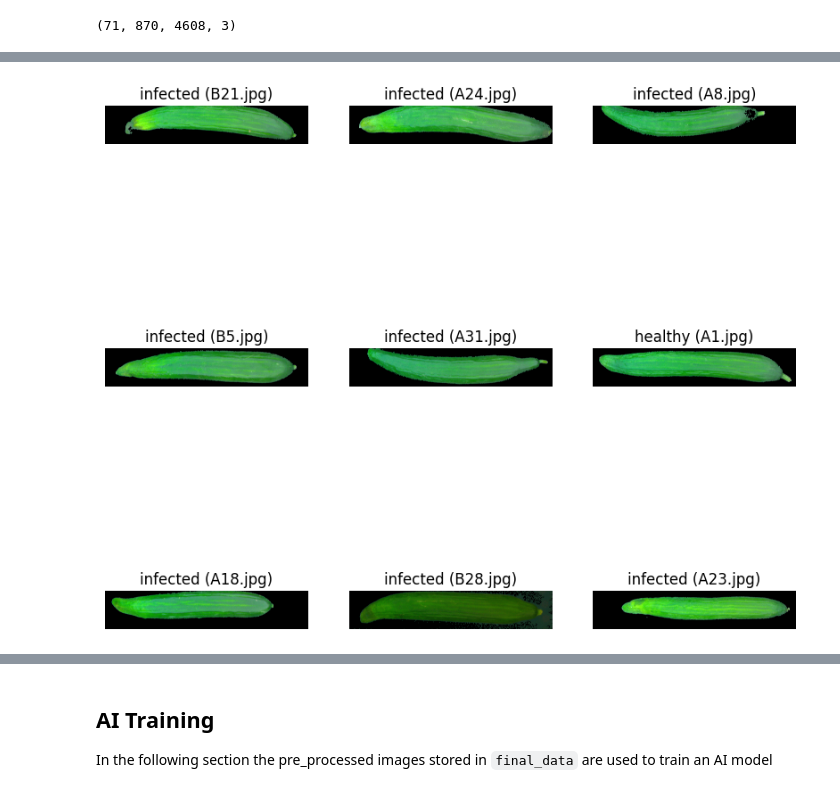
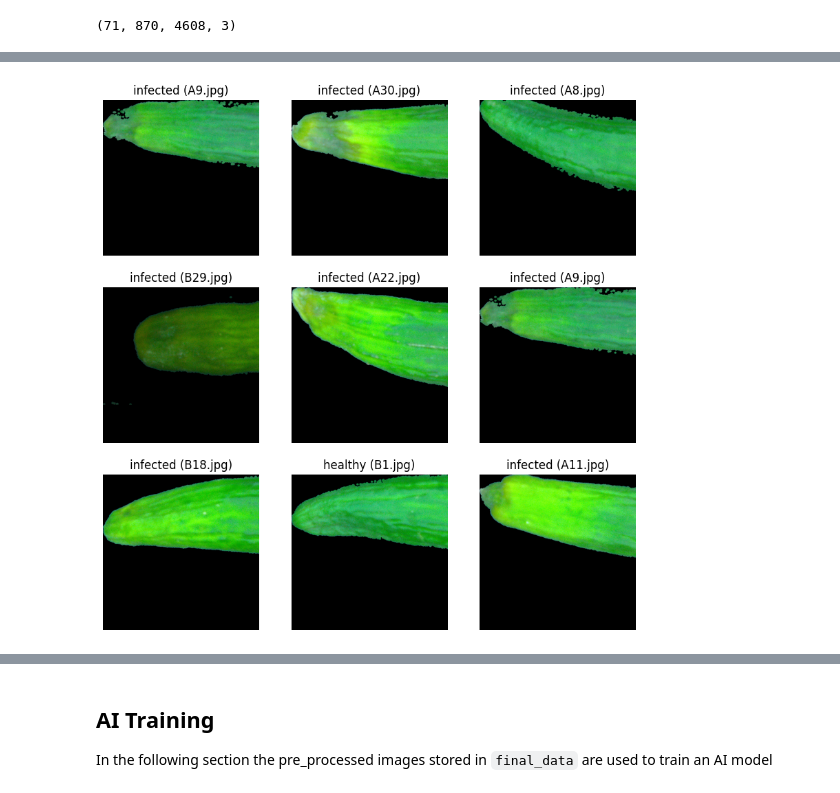
Before and after one commit to Niklas-Mezynski/fontys-cucumber-disease-ai-model, a Jupyter notebook: final_procedure_second_dataset.ipynb, the cells around one changed output, grey strips where cells are left out. Saved outputs shown, nothing was run; the diff lists cells and outputs as text; code cells hidden in the pictures.

```diff
--- a/final_procedure_second_dataset.ipynb
+++ b/final_procedure_second_dataset.ipynb
@@ -170,9 +147,3 @@ def get_first_and_last_cucumber_pixel(image):
         (first_cucumber_pixel_x, first_cucumber_pixel_y),
         (last_cucumber_pixel_x, last_cucumber_pixel_y),
     )
-# %%
-(_, masked_img) = cv2.threshold(
-    images[0][..., 2], MASK_BLUE_THRESHOLD, 1, cv2.THRESH_BINARY_INV)
-
-plt.figure(figsize=(8, 8))
-plt.imshow(masked_img)
@@ -226,12 +264,39 @@ plt.imshow(crop_cucumber(images[random.randint(0, images.shape[0] - 1)]))
+# %%
+# Crop the image to the cucumber tip
+image_size = int(img_width / 4)
+img_size_final = 512
+def crop_cucumber_tip(img, first_x, first_y, last_x, last_y):
+    # Append black pixels in the y direction of the image
+    img = np.concatenate(
+        (
+            img,
+            np.zeros((image_size, img.shape[1], 3)).astype(np.uint8),
+        ),
+        axis=0,
+    )
+
+    # Crop the image
+    img = img[first_y: first_y + image_size,
+              first_x: first_x + image_size]
+
+    img = cv2.resize(src=img, dsize=(img_size_final, img_size_final),
+                       interpolation=cv2.INTER_CUBIC)
+
+    return img
 # %%
 # Use the crop cucumber function to display 9 sample images
 plt.figure(figsize=(10, 10))
 for i in range(9):
     rand_idx = random.randint(0, images.shape[0] - 1)
     ax = plt.subplot(3, 3, i + 1)
-    plt.imshow(crop_cucumber(images[rand_idx]))
+
+    img = images[rand_idx]
+    img = crop_cucumber_tip(img, df.iloc[rand_idx]["first_x"], df.iloc[rand_idx]
+                            ["first_y"], df.iloc[rand_idx]["last_x"], df.iloc[rand_idx]["last_y"])
+
+    plt.imshow(img)
     path = img_paths[rand_idx].split(os.sep)[-1]
     plt.title(f"{classes[labels[rand_idx]]} ({path})")
     plt.axis("off")
 # %% [output]
-[figure, old version]
+[figure, new version]
```
Also changed, not shown: parts of 27 cells of this notebook, 1 other file.
